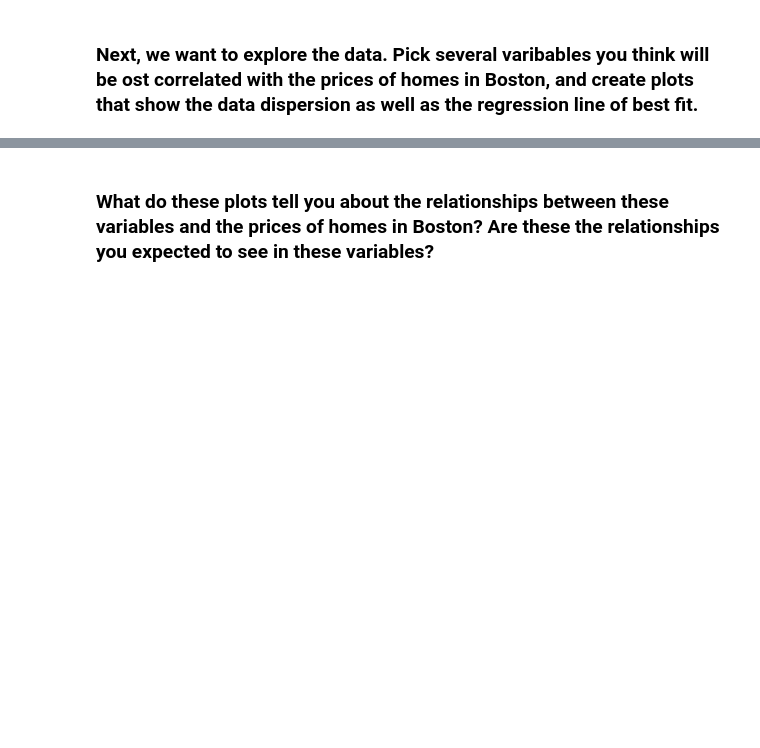
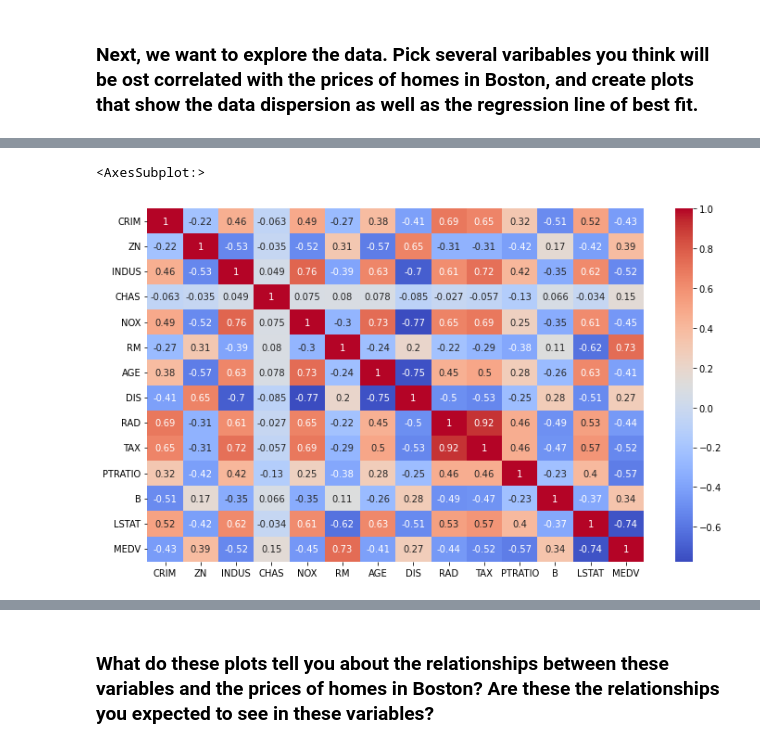
Before and after one commit to ironhack-bcn-data-pt/50-lab-problems-with-ML, a Jupyter notebook: your-code/lab_boston_housing.ipynb, the cells around one changed output, grey strips where cells are left out. Saved outputs shown, nothing was run; the diff lists cells and outputs as text; code cells hidden in the pictures; blank space fills up the shorter version.

```diff
--- a/your-code/lab_boston_housing.ipynb
+++ b/your-code/lab_boston_housing.ipynb
@@ -149,0 +172,5 @@ df.shape
+# %%
+sns.heatmap(df.corr(),cmap='coolwarm', annot=True)
+# %% [output]
+<AxesSubplot:>
+[figure, added]
```
Also changed, not shown: parts of 11 cells of this notebook.
